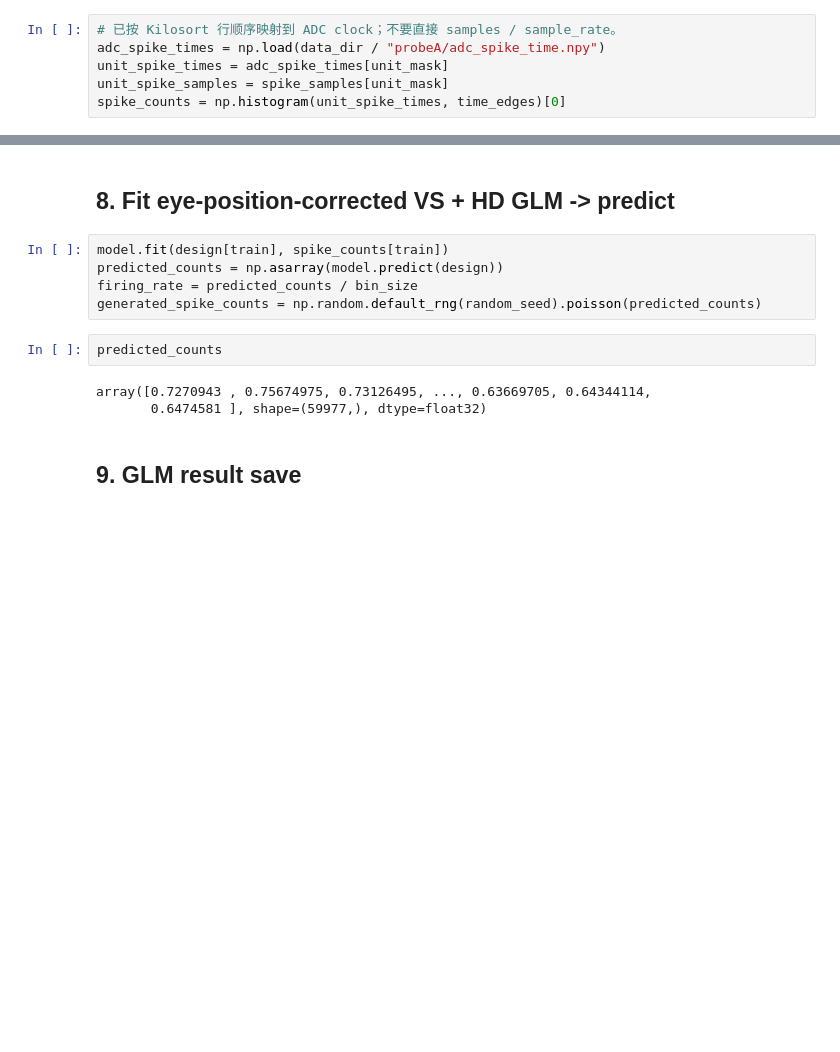
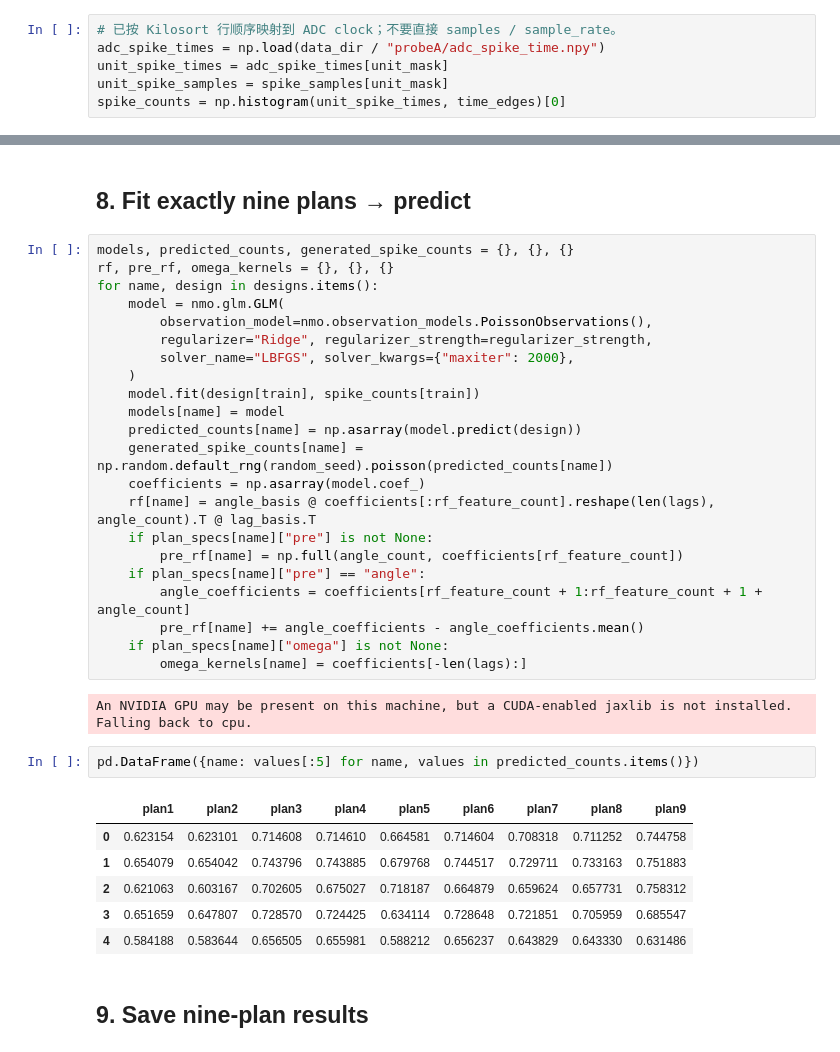
Before and after one commit to KaiCao2003/rfmapping, a Jupyter notebook: glm/minimal_glm.ipynb, the cells around one changed output, grey strips where cells are left out. Drawn from its saved outputs; the diff is of its cells as text; blank space fills up the shorter version.

```diff
--- a/glm/minimal_glm.ipynb
+++ b/glm/minimal_glm.ipynb
@@ -339,16 +365,39 @@ design.shape
 # %% [markdown]
-## 8. Fit eye-position-corrected VS + HD GLM -> predict
+## 8. Fit exactly nine plans → predict
 # %%
-model.fit(design[train], spike_counts[train])
-predicted_counts = np.asarray(model.predict(design))
-firing_rate = predicted_counts / bin_size
-generated_spike_counts = np.random.default_rng(random_seed).poisson(predicted_counts)
+models, predicted_counts, generated_spike_counts = {}, {}, {}
+rf, pre_rf, omega_kernels = {}, {}, {}
+for name, design in designs.items():
+    model = nmo.glm.GLM(
+        observation_model=nmo.observation_models.PoissonObservations(),
+        regularizer="Ridge", regularizer_strength=regularizer_strength,
+        solver_name="LBFGS", solver_kwargs={"maxiter": 2000},
+    )
+    model.fit(design[train], spike_counts[train])
+    models[name] = model
+    predicted_counts[name] = np.asarray(model.predict(design))
+    generated_spike_counts[name] = np.random.default_rng(random_seed).poisson(predicted_counts[name])
+    coefficients = np.asarray(model.coef_)
+    rf[name] = angle_basis @ coefficients[:rf_feature_count].reshape(len(lags), angle_count).T @ lag_basis.T
+    if plan_specs[name]["pre"] is not None:
+        pre_rf[name] = np.full(angle_count, coefficients[rf_feature_count])
+    if plan_specs[name]["pre"] == "angle":
+        angle_coefficients = coefficients[rf_feature_count + 1:rf_feature_count + 1 + angle_count]
+        pre_rf[name] += angle_coefficients - angle_coefficients.mean()
+    if plan_specs[name]["omega"] is not None:
+        omega_kernels[name] = coefficients[-len(lags):]
+# %% [output]
+An NVIDIA GPU may be present on this machine, but a CUDA-enabled jaxlib is not installed. Falling back to cpu.
 # %%
-predicted_counts
+pd.DataFrame({name: values[:5] for name, values in predicted_counts.items()})
 # %% [output]
-array([0.7270943 , 0.75674975, 0.73126495, ..., 0.63669705, 0.64344114,
-       0.6474581 ], shape=(59977,), dtype=float32)
+|  | plan1 | plan2 | plan3 | plan4 | plan5 | plan6 | plan7 | plan8 | plan9 |
+| 0 | 0.623154 | 0.623101 | 0.714608 | 0.714610 | 0.664581 | 0.714604 | 0.708318 | 0.711252 | 0.744758 |
+| 1 | 0.654079 | 0.654042 | 0.743796 | 0.743885 | 0.679768 | 0.744517 | 0.729711 | 0.733163 | 0.751883 |
+| 2 | 0.621063 | 0.603167 | 0.702605 | 0.675027 | 0.718187 | 0.664879 | 0.659624 | 0.657731 | 0.758312 |
+| 3 | 0.651659 | 0.647807 | 0.728570 | 0.724425 | 0.634114 | 0.728648 | 0.721851 | 0.705959 | 0.685547 |
+| 4 | 0.584188 | 0.583644 | 0.656505 | 0.655981 | 0.588212 | 0.656237 | 0.643829 | 0.643330 | 0.631486 |
 # %% [markdown]
-## 9. GLM result save
+## 9. Save nine-plan results
 # %%
 output_dir.mkdir(exist_ok=True)
```
Also changed, not shown: parts of 18 cells of this notebook, 2 other files.
